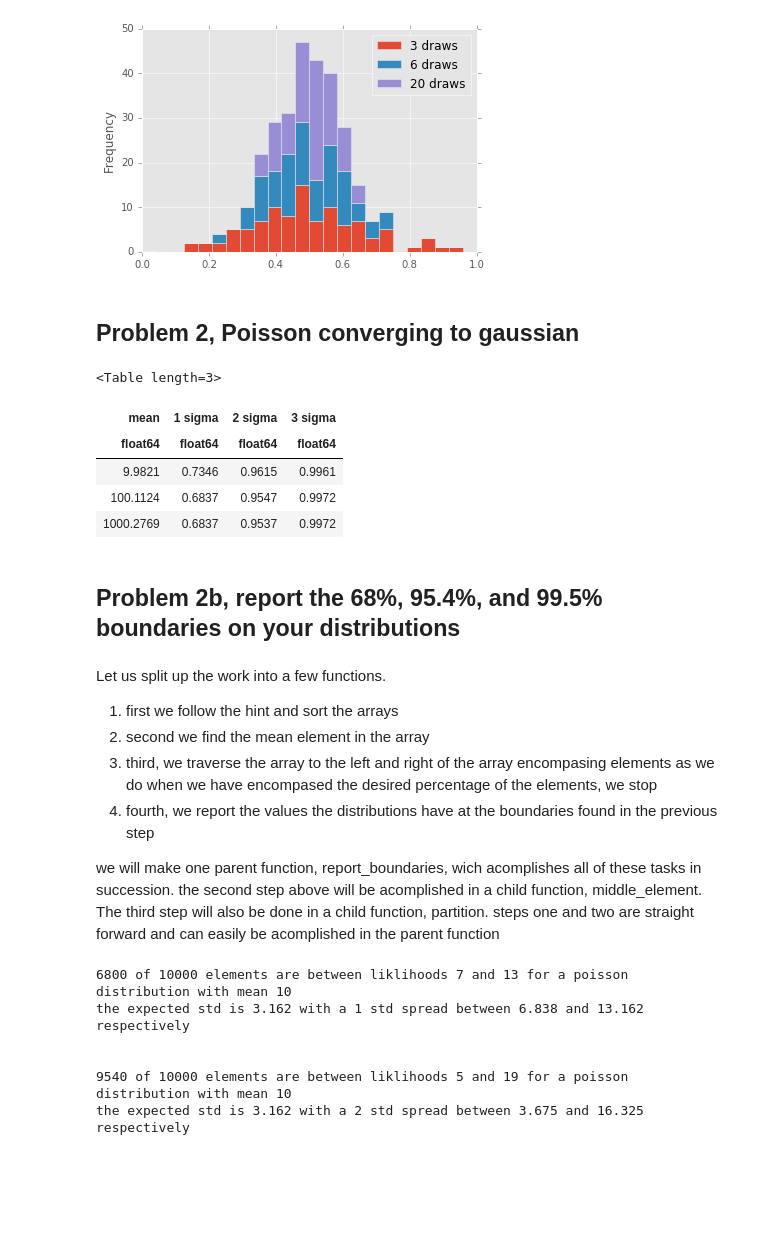
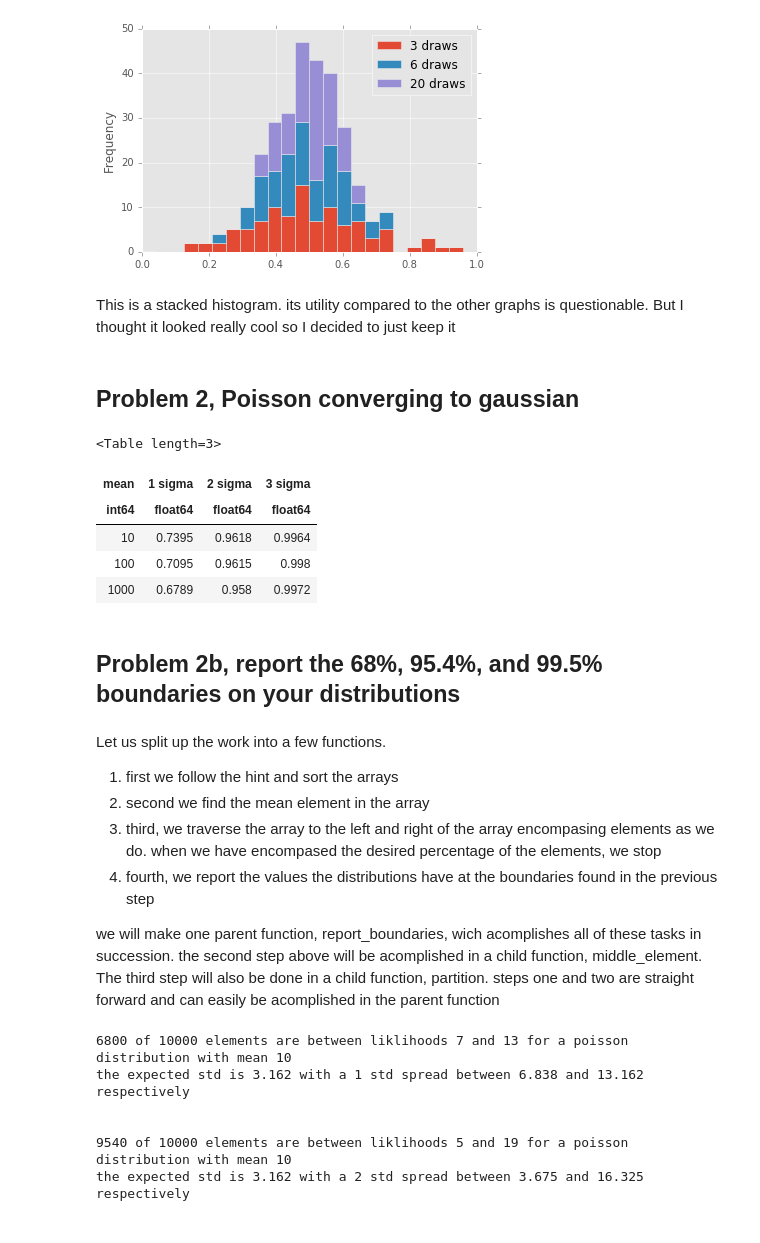
Before and after one commit to ih64/ast266_data_analysis, a Jupyter notebook: HW2/PHY266_HW2.ipynb, the cells around one changed output. Drawn from its saved outputs; the diff is of its cells as text; code cells hidden in the pictures; blank space fills up the shorter version.

Commit message:
improved docstrings and comments
sometimes i mistakenly referred to indicies of arrays as elements and
vice versa. I corrected that here

```diff
--- a/HW2/PHY266_HW2.ipynb
+++ b/HW2/PHY266_HW2.ipynb
@@ -68,6 +68,8 @@ dataFrame.plot.hist(stacked=True, bins=np.linspace(0,1,25))
 <matplotlib.axes._subplots.AxesSubplot at 0x...>
 <matplotlib.figure.Figure at 0x...>
 [figure]
+# %% [markdown]
+This is a stacked histogram. its utility compared to the other graphs is questionable. But I thought it looked really cool so I decided to just keep it
 # %% [markdown]
 ## Problem 2, Poisson converging to gaussian
 # %%
@@ -78,16 +80,15 @@ p_1000=np.random.poisson(1000.0,10000)
 # %%
 #lets define a function to do the leg work on the distributions.
 #then we may pass each distribution to the function
-def contained(distribution):
+def contained(distribution, mu):
     '''
     input:
         distribution: a numpy array whose elements are draws from a poisson distribution
+        mu: the mean the user provided to np.random.poisson to generate distribution
     output:
         summary_dict: a python dictionary that holds the mean of the distribution,
             the percent of elements contained in 1, 2, and 3 sigma about the mean
     '''
-    #calculate the mean of the distribution
-    mu=distribution.mean()
     #calculate the theoretical sigma of a poisson distribution
     sig=np.sqrt(mu)
 
@@ -102,36 +103,35 @@ def contained(distribution):
 # %%
 #feed our 3 distributions into the function, wrap their output up in a list
 #use the list to iterate through the different dictionaries to construct columns for our table
 #then hand the lists off to an astropy Table to write up the desired table
 #a python guru can probably do this in a more elegant way. If i figure out a neater way I'll do a git push
-p_10_contained=contained(p_10)
-p_100_contained=contained(p_100)
-p_1000_contained=contained(p_1000)
+p_10_contained=contained(p_10,10)
+p_100_contained=contained(p_100,100)
+p_1000_contained=contained(p_1000,1000)
 
 data=[p_10_contained, p_100_contained, p_1000_contained]
 
 names=['mean', '1 sigma', '2 sigma', '3 sigma']
 arr={'1 sigma': [data[i]['1 sigma'] for i in xrange(0,3)],
      '2 sigma': [data[i]['2 sigma'] for i in xrange(0,3)],
      '3 sigma': [data[i]['3 sigma'] for i in xrange(0,3)],
      'mean': [data[i]['mean'] for i in xrange(0,3)]}
 
 Table(arr, names=names)
 # %% [output]
 <Table length=3>
 | mean | 1 sigma | 2 sigma | 3 sigma |
-| float64 | float64 | float64 | float64 |
-| 9.9821 | 0.7346 | 0.9615 | 0.9961 |
-| 100.1124 | 0.6837 | 0.9547 | 0.9972 |
-| 1000.2769 | 0.6837 | 0.9537 | 0.9972 |
+| int64 | float64 | float64 | float64 |
+| 10 | 0.7395 | 0.9618 | 0.9964 |
+| 100 | 0.7095 | 0.9615 | 0.998 |
+| 1000 | 0.6789 | 0.958 | 0.9972 |
 # %% [markdown]
 ## Problem 2b, report the 68%, 95.4%, and 99.5% boundaries on your distributions
 # %% [markdown]
 Let us split up the work into a few functions.
 1. first we follow the hint and sort the arrays
 2. second we find the mean element in the array
-3. third, we traverse the array to the left and right of the array encompasing elements as we do
-when we have encompased the desired percentage of the elements, we stop
+3. third, we traverse the array to the left and right of the array encompasing elements as we do. when we have encompased the desired percentage of the elements, we stop
 4. fourth, we report the values the distributions have at the boundaries found in the previous step
 
 we will make one parent function, report_boundaries, wich acomplishes all of these tasks in succession.
```
Also changed, not shown: parts of 2 cells of this notebook.
